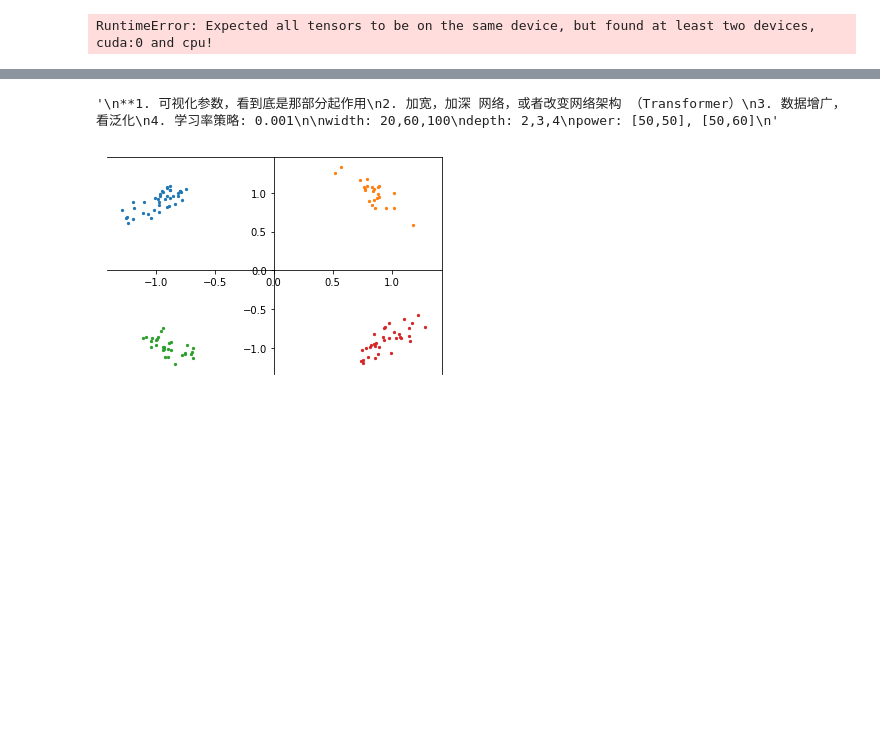
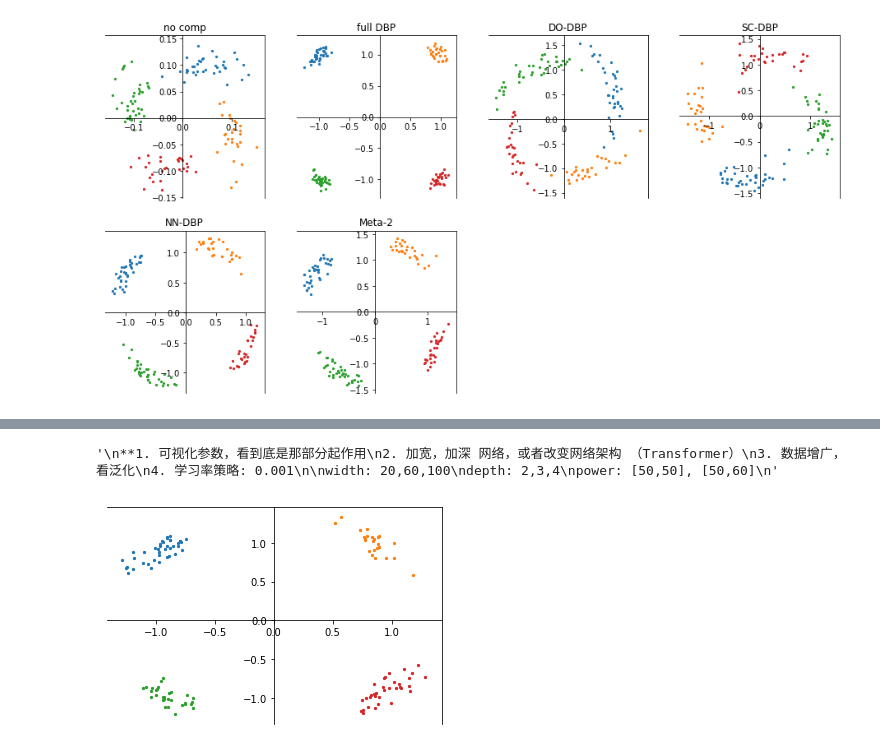
Before and after one commit to xinyuxiao113/optic_simulation, a Jupyter notebook: show_result.ipynb, the cells around one changed output, grey strips where cells are left out. Saved outputs shown, nothing was run; the diff lists cells and outputs as text; code cells hidden in the pictures; blank space fills up the shorter version.

```diff
--- a/show_result.ipynb
+++ b/show_result.ipynb
@@ -10,7 +10,7 @@ from train_model import test_model
 config.symbol_rate = 10
 
 ############################ setting parameters ############################
-test_power = 50
+test_power = 49
 model_path = 'ckpt-set/ckpt-test-S10/'                              # 提取模型的路径
 fig_path =  '/Users/xinyu/Desktop/WDM_Code/report/img/expriment/'  # 储存结果的路径
 
@@ -27,9 +27,9 @@ I = {}
 
 ############################ load model     ############################
 # train_model_names = ['NN-DBP', 'Meta-1','Meta-2','Meta-3']       # 4 models
-train_model_names = ['Meta-2']
+train_model_names = ['NN-DBP','Meta-2']
 simple_model_names = ['DO-DBP', 'SC-DBP']                        # 2 models
-comp['DO-DBP'] = Fiber(tx.lam_set[k:k+1], length=1e5, alphaB=-0.2, n2=0, disp=-17, dz=1e2, Nch=1)
+comp['DO-DBP'] = Fiber(tx.lam_set[k:k+1], length=1e5, alphaB=-0.2, n2=0, disp=-17, dz=1e5, Nch=1)
 comp['SC-DBP'] = Fiber(tx.lam_set[k:k+1], length=1e5, alphaB=-0.2, n2=-2.7e-20, disp=-17, dz=1e2, Nch=1)
 comp['full DBP'] = Fiber(tx.lam_set, length=1e5, alphaB=-0.2, n2=-2.7e-20, disp=-17, dz=1e3, Nch=config.Nch)
 
@@ -39,34 +39,34 @@ for name in train_model_names:
 ############################ simulation and testing    ############################
 
 '''               communication system structure
     ----------------------         -------------          ----------
 x --|      (1)Fiber        |-- y --|  (2)DBP     |-- z --| (3)Filter | --- I --- (4) show constellation
      ----------------------         -------------          ---------
 '''
 
 # (1) Fiber
 x, symbol_stream, bit_stream = tx.wdm_signal_sample()
 y = fiber(x)
 
 # (2) DBP
 z['full DBP'] = comp['full DBP'](y)[k]
 z['no comp'] = y[k]
 for name in simple_model_names + train_model_names:
     z[name] = comp[name](y[k:k+1])[0]
 
 # (3) Filter
 for name in ['no comp', 'full DBP'] + simple_model_names + train_model_names:
     I[name] = rx.filter(z[name], Nch=k)
 
 # (4) show constellation
 plt.figure(figsize=(16,8))
 for i,name in enumerate(['no comp', 'full DBP'] + simple_model_names + train_model_names):
     plt.subplot(241+i)
     rx.show_symbol(I[name], symbol_stream[k])
     plt.title(name)
 #plt.savefig(fig_path + f'W120-D3-P{power}'+'star.png')
 # %% [output]
-RuntimeError: Expected all tensors to be on the same device, but found at least two devices, cuda:0 and cpu!
+[figure, added]
 # %%
 # 计算BER
 acc = {}
```
Also changed, not shown: parts of 7 cells of this notebook, 6 other files.
